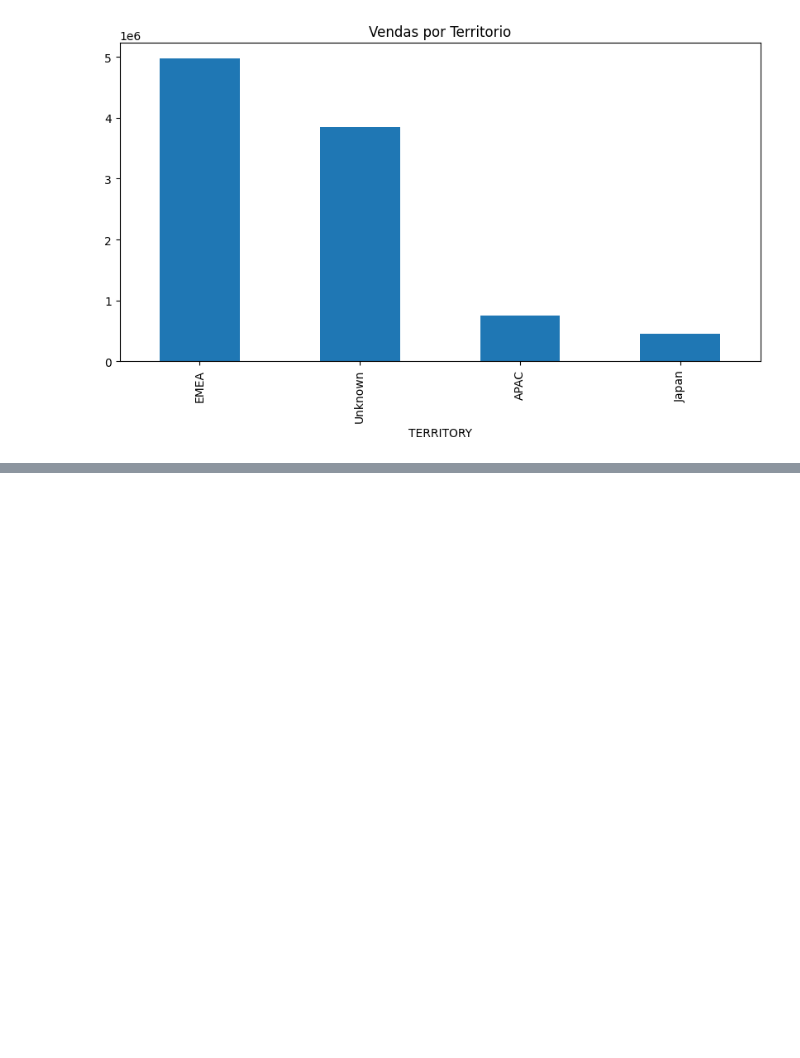
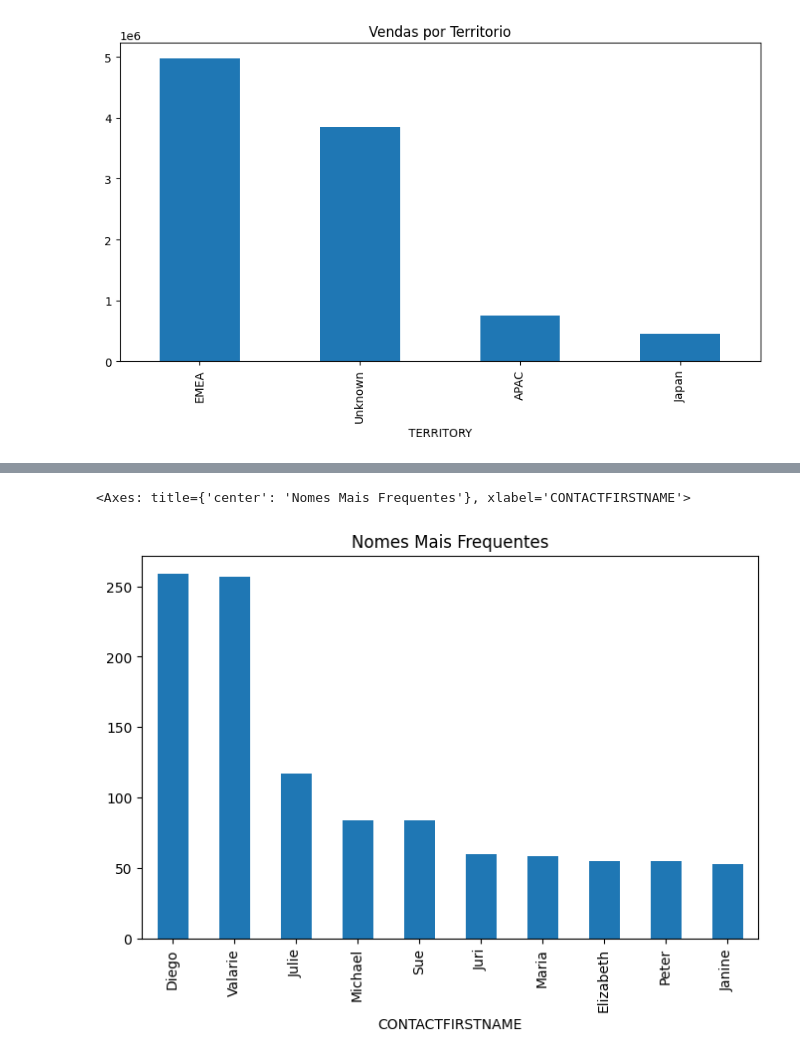
Before and after one commit to matheusghygino/analise-de-vendas, a Jupyter notebook: sales_data_sample.ipynb, the cells around one changed output, grey strips where cells are left out. Drawn from its saved outputs; the diff is of its cells as text; code cells hidden in the pictures; blank space fills up the shorter version.

```diff
--- a/sales_data_sample.ipynb
+++ b/sales_data_sample.ipynb
@@ -386,0 +399,6 @@ A análise geográfica pode ser útil para campanhas de marketing mais segmentad
+# %%
+top_firstnames = df['CONTACTFIRSTNAME'].value_counts().head(10)
+top_firstnames.plot(kind='bar', title='Nomes Mais Frequentes', figsize=(8,5))
+# %% [output]
+<Axes: title={'center': 'Nomes Mais Frequentes'}, xlabel='CONTACTFIRSTNAME'>
+[figure, added]
```
Also changed, not shown: parts of 11 cells of this notebook.
